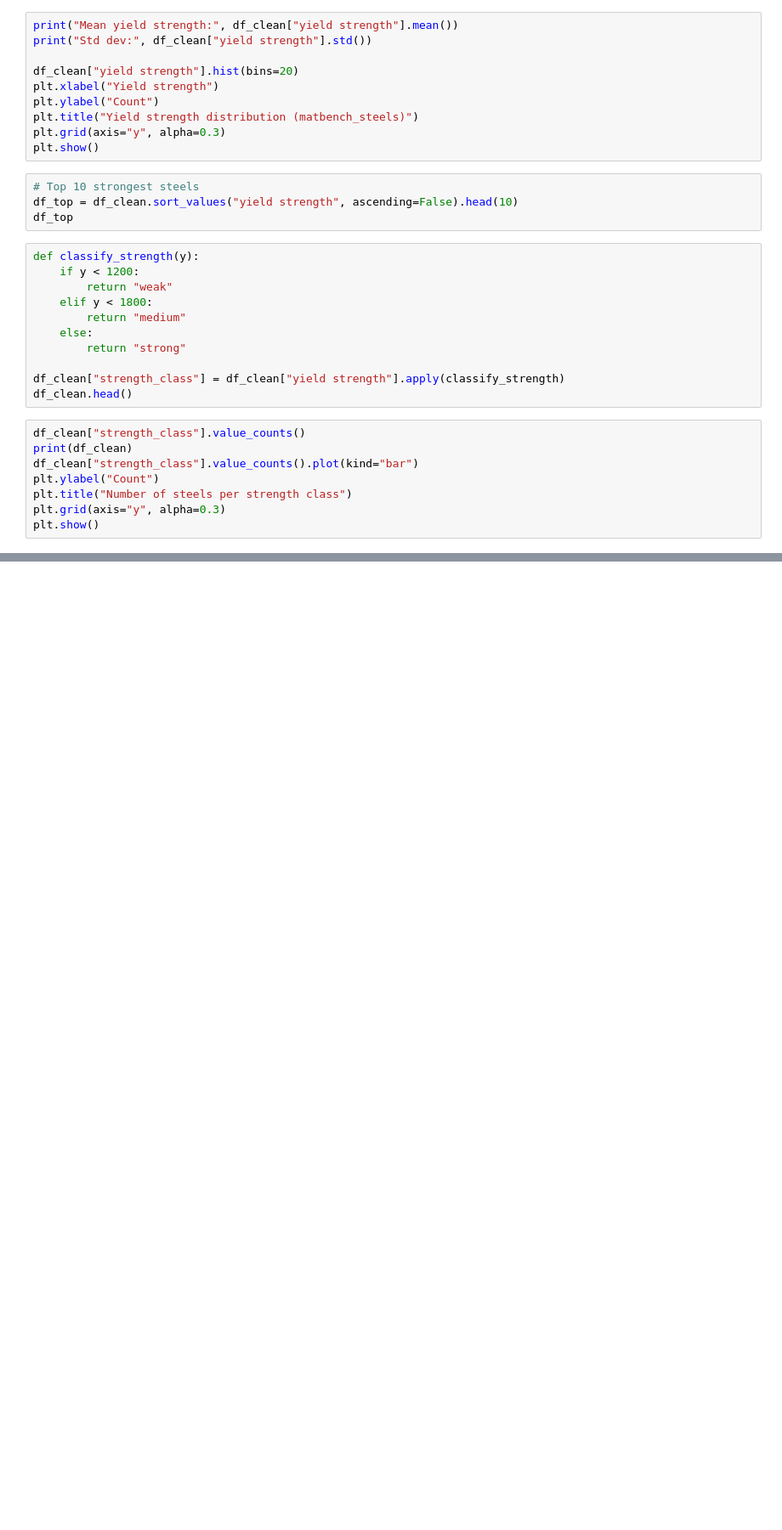
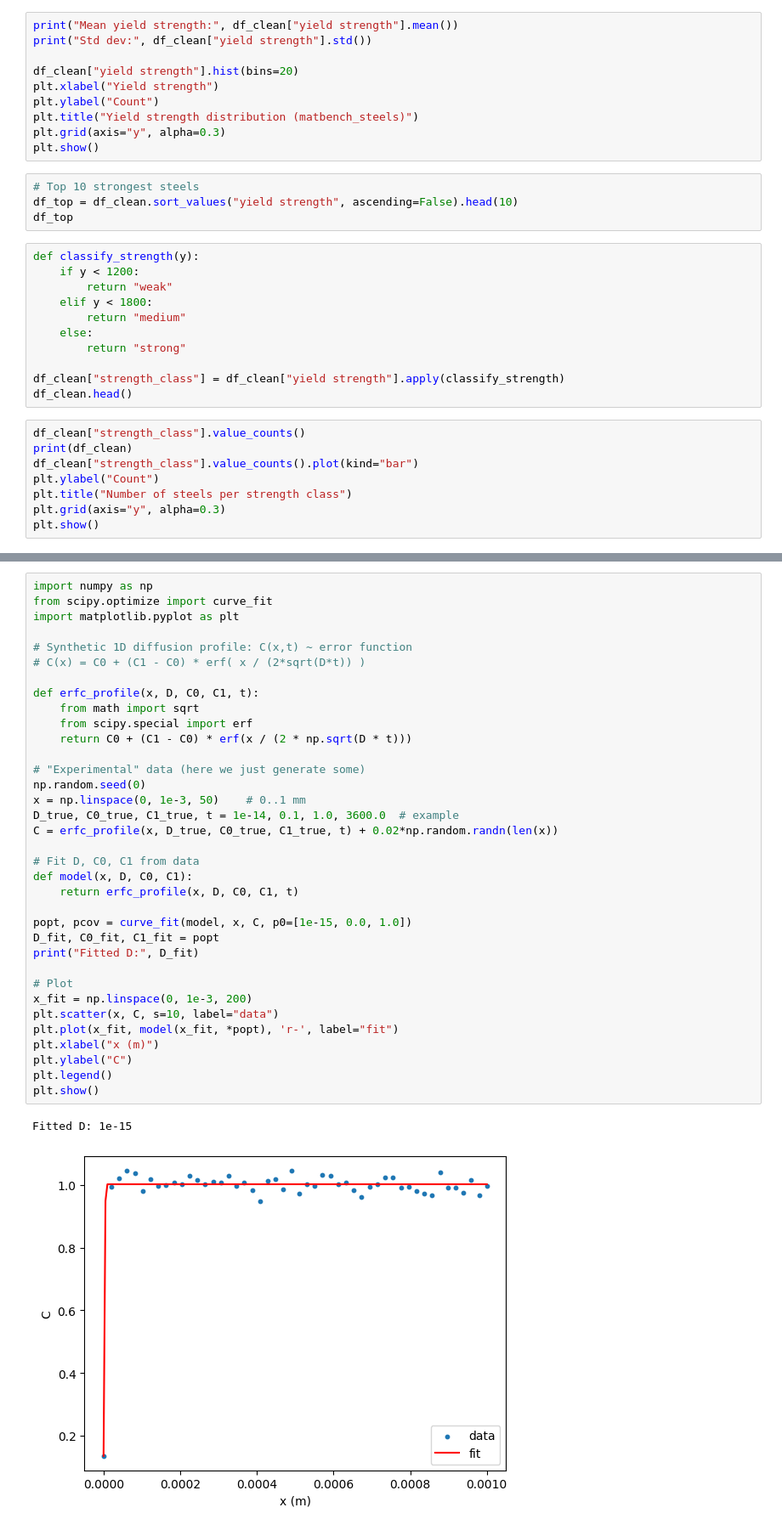
Before and after one commit to DimoA/ML-Mat-MSN, a Jupyter notebook: Notebooks/Why_Python.ipynb, the cells around one changed output, grey strips where cells are left out. Shown at 85% size. Cells and saved outputs as stored; diff of their text form; blank space fills up the shorter version.

```diff
--- a/Notebooks/Why_Python.ipynb
+++ b/Notebooks/Why_Python.ipynb
@@ -829,0 +847,38 @@ plt.show()
+# %%
+import numpy as np
+from scipy.optimize import curve_fit
+import matplotlib.pyplot as plt
+
+# Synthetic 1D diffusion profile: C(x,t) ~ error function
+# C(x) = C0 + (C1 - C0) * erf( x / (2*sqrt(D*t)) )
+
+def erfc_profile(x, D, C0, C1, t):
+    from math import sqrt
+    from scipy.special import erf
+    return C0 + (C1 - C0) * erf(x / (2 * np.sqrt(D * t)))
+
+# "Experimental" data (here we just generate some)
+np.random.seed(0)
+x = np.linspace(0, 1e-3, 50)    # 0..1 mm
+D_true, C0_true, C1_true, t = 1e-14, 0.1, 1.0, 3600.0  # example
+C = erfc_profile(x, D_true, C0_true, C1_true, t) + 0.02*np.random.randn(len(x))
+
+# Fit D, C0, C1 from data
+def model(x, D, C0, C1):
+    return erfc_profile(x, D, C0, C1, t)
+
+popt, pcov = curve_fit(model, x, C, p0=[1e-15, 0.0, 1.0])
+D_fit, C0_fit, C1_fit = popt
+print("Fitted D:", D_fit)
+
+# Plot
+x_fit = np.linspace(0, 1e-3, 200)
+plt.scatter(x, C, s=10, label="data")
+plt.plot(x_fit, model(x_fit, *popt), 'r-', label="fit")
+plt.xlabel("x (m)")
+plt.ylabel("C")
+plt.legend()
+plt.show()
+# %% [output]
+Fitted D: 1e-15
+[figure, added]
```
Also changed, not shown: parts of 3 cells of this notebook.
